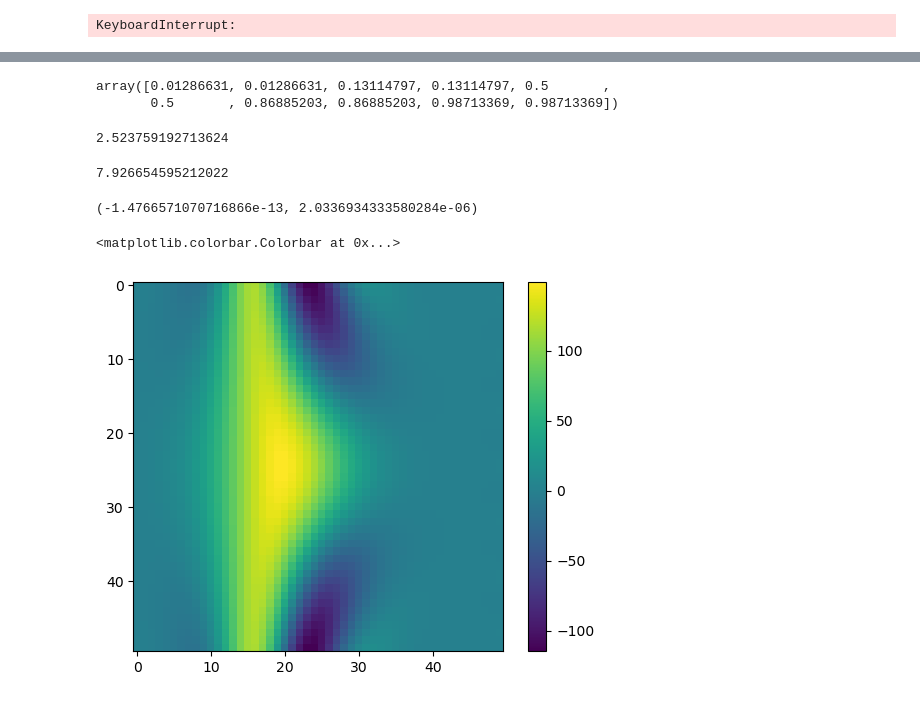
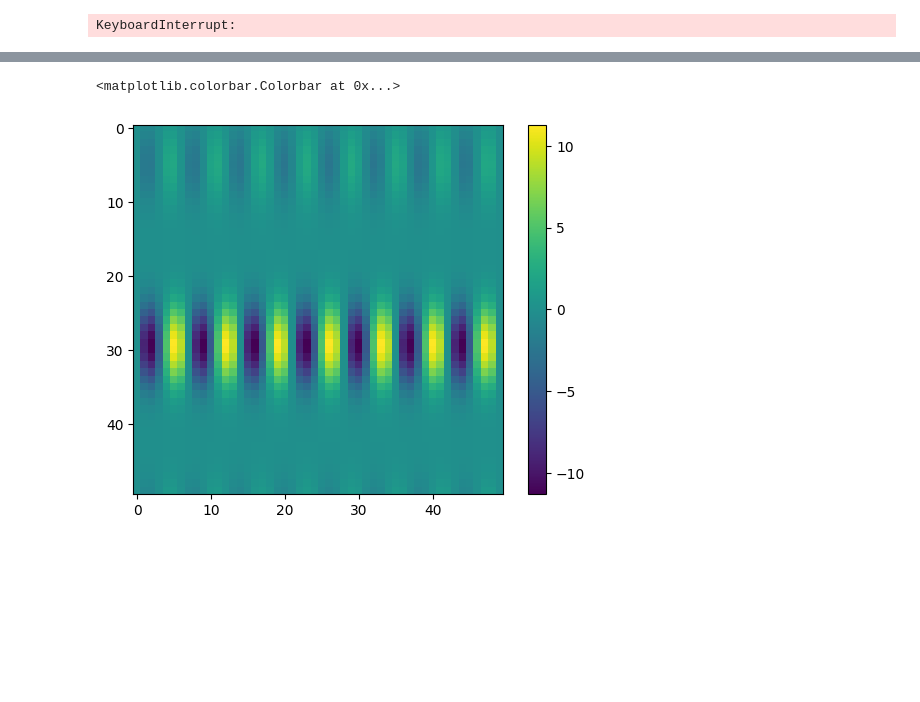
Before and after one commit to cristivoinea/MonteCarlo, a Jupyter notebook: IQH_entropy_ED.ipynb, the cells around one changed output, grey strips where cells are left out. Cells and saved outputs as stored; diff of their text form; code cells hidden in the pictures; blank space fills up the shorter version.

```diff
--- a/IQH_entropy_ED.ipynb
+++ b/IQH_entropy_ED.ipynb
@@ -7,7 +17,7 @@ from scipy.integrate import dblquad
 # %%
-N = 20
+N = 15
 Ns = N
-ts = 1j*np.arange(0.7,1.3,0.1)
+ts = 1j*np.arange(0.5,2.1,0.25)
 Lxs = np.sqrt(2*np.pi*Ns/np.imag(ts))
 Lys = Lxs*np.imag(ts)
 
@@ -68,8 +72,0 @@ def inner_product_imag(y,x,n,m,Ns,t):
-# %%
-N = 10
-Ns = N
-t = np.complex128(1j)
-Lx = np.sqrt(2*np.pi*Ns/np.imag(t))
-Ly = Lx*np.imag(t)
-
-print("Torus dimensions \nLx = ",Lx, "\nLy = ",Ly)
@@ -229,27 +143,8 @@ np.sum(M)-np.sum(e)
-# %%
-e,v = np.linalg.eigh(M)
-e
-# %% [output]
-array([0.01286631, 0.01286631, 0.13114797, 0.13114797, 0.5       ,
-       0.5       , 0.86885203, 0.86885203, 0.98713369, 0.98713369])
-# %%
-S = -np.sum(np.log(e**2 + (1-e)**2))
-S
-# %% [output]
-2.523759192713624
-# %%
-Lx
-# %% [output]
-7.926654595212022
-# %%
-dblquad(inner_product_imag, -Lx/2, Lx/2, 0, Ly/2, args=(1,2,Ns,t))
-# %% [output]
-(-1.4766571070716866e-13, 2.0336934333580284e-06)
 # %%
-psi = LLLSymmetricGaugeGrid(Ns, t, 1, 50)
+psi = LLLSymmetricGaugeGrid(Ns, t, 2, 50) * np.conj(LLLSymmetricGaugeGrid(Ns, t, 10, 50))
 # %%
-plt.imshow(np.real(psi))
+plt.imshow(np.imag(psi).T)
 plt.colorbar()
 # %% [output]
 <matplotlib.colorbar.Colorbar at 0x...>
-[figure, old version]
+[figure, new version]
```
Also changed, not shown: parts of 37 cells of this notebook, 1 other file.
